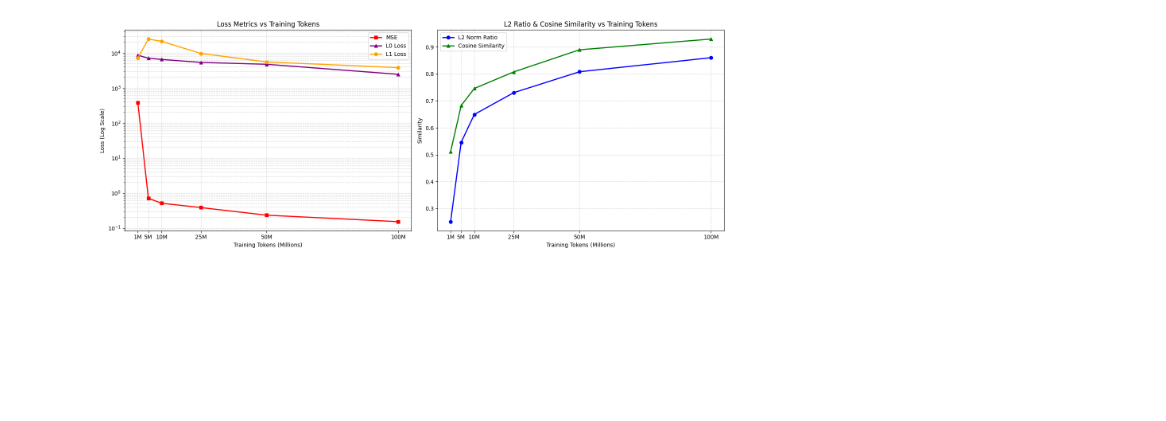
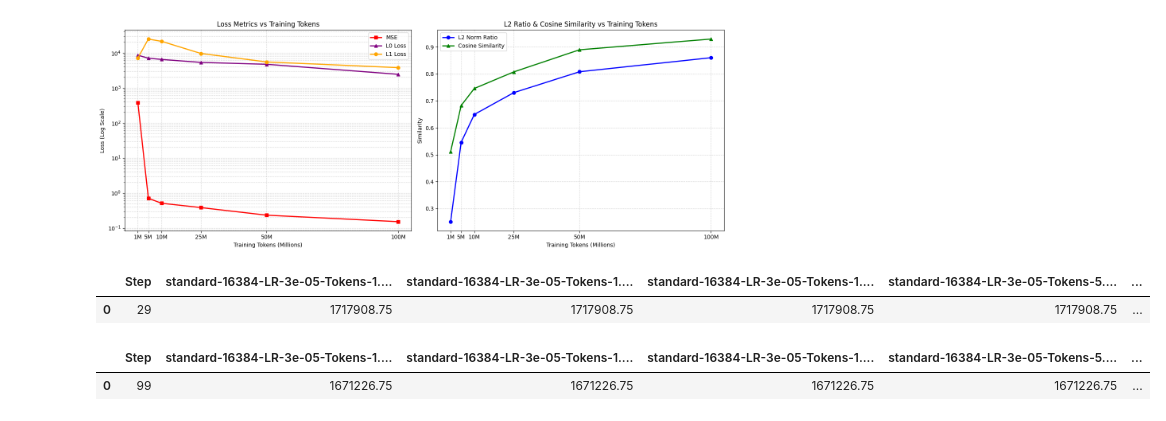
Before and after one commit to rufimelo99/FisherSAE, a Jupyter notebook: artifacts/DeltaSeccommits_QwenCoder_vulnerable/plots.ipynb, the cells around one changed output. Cells and saved outputs as stored; diff of their text form; code cells hidden in the pictures; blank space fills up the shorter version.

```diff
--- a/artifacts/DeltaSeccommits_QwenCoder_vulnerable/plots.ipynb
+++ b/artifacts/DeltaSeccommits_QwenCoder_vulnerable/plots.ipynb
@@ -48,0 +55,10 @@ plt.show()
+# %%
+df_mse_loss.head(1)
+# %% [output]
+|  | Step | standard-16384-LR-3e-05-Tokens-1.... | standard-16384-LR-3e-05-Tokens-1.... | standard-16384-LR-3e-05-Tokens-1.... | standard-16384-LR-3e-05-Tokens-5.... | ... |
+| 0 | 29 | 1717908.75 | 1717908.75 | 1717908.75 | 1717908.75 | ... |
+# %%
+df_test_mse_loss.head(1)
+# %% [output]
+|  | Step | standard-16384-LR-3e-05-Tokens-1.... | standard-16384-LR-3e-05-Tokens-1.... | standard-16384-LR-3e-05-Tokens-1.... | standard-16384-LR-3e-05-Tokens-5.... | ... |
+| 0 | 99 | 1671226.75 | 1671226.75 | 1671226.75 | 1671226.75 | ... |
```
Also changed, not shown: parts of 3 cells of this notebook, 5 other files.
